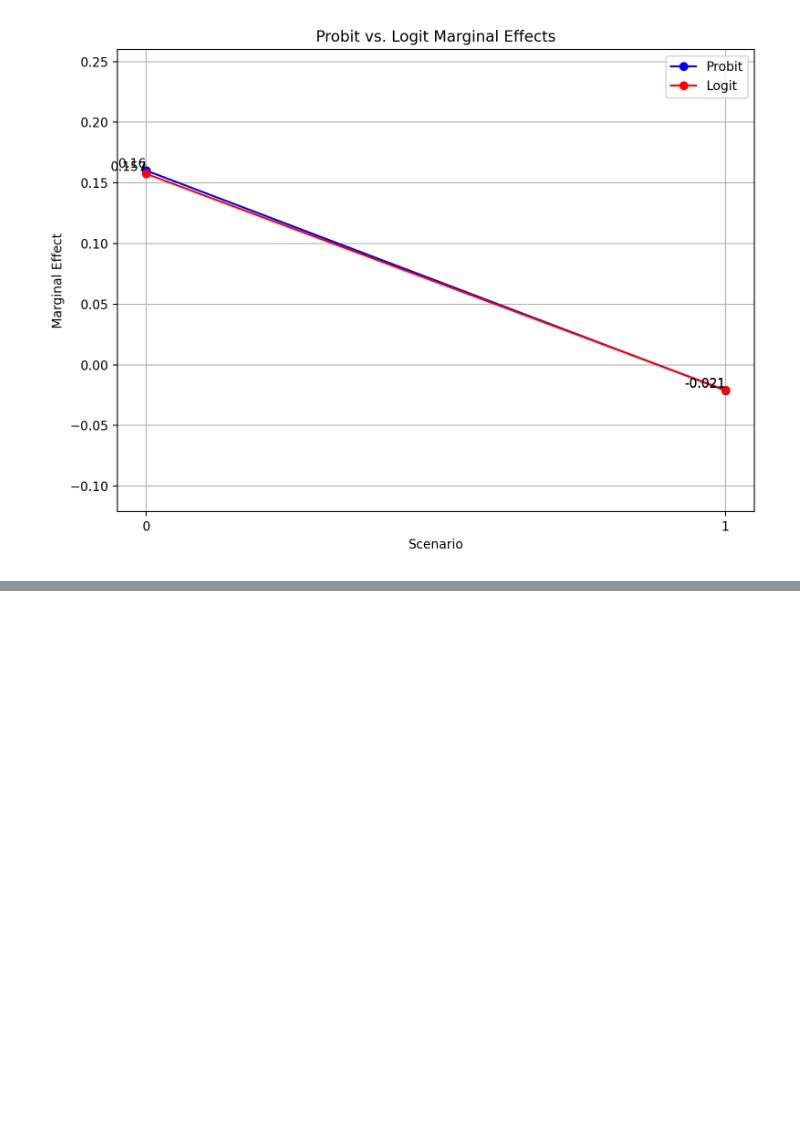
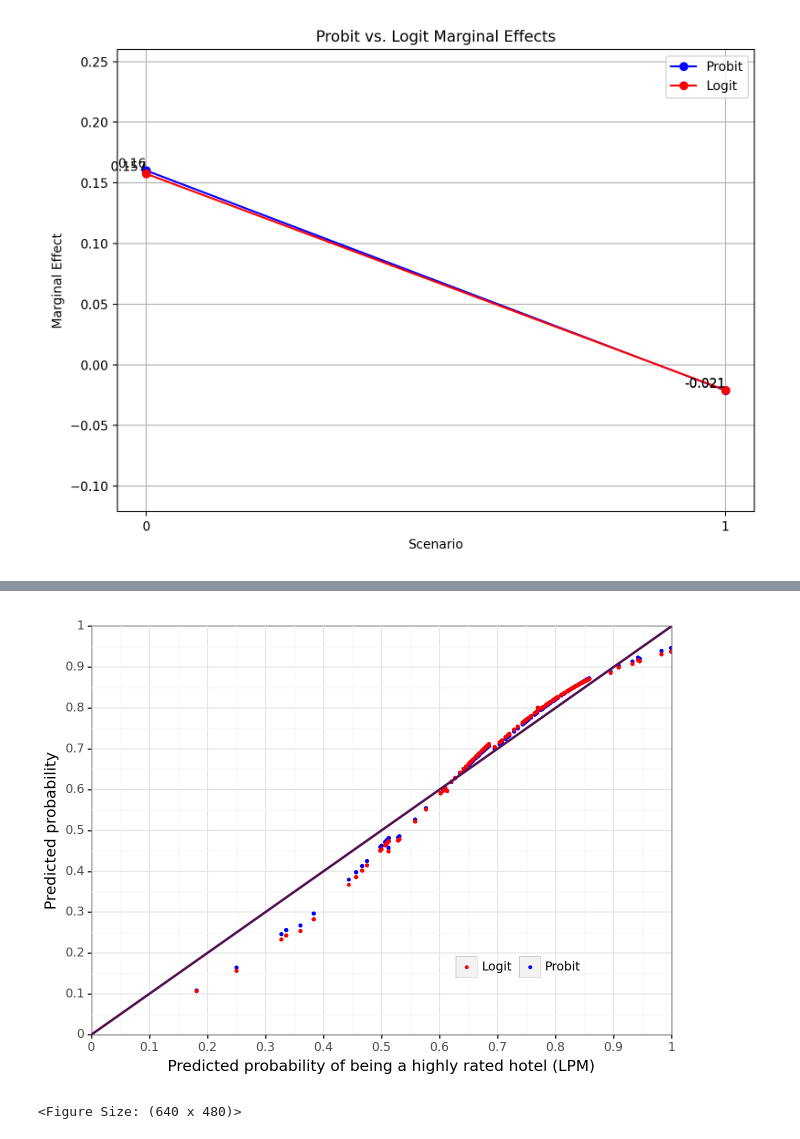
Before and after one commit to Alejandra-savagebriz/DA2, a Jupyter notebook: Assignment2_DA2.ipynb, the cells around one changed output, grey strips where cells are left out. Drawn from its saved outputs; the diff is of its cells as text; code cells hidden in the pictures; blank space fills up the shorter version.

Commit message:
Adding graph and table for comparing logit and probit

```diff
--- a/Assignment2_DA2.ipynb
+++ b/Assignment2_DA2.ipynb
@@ -1254,0 +1257,8 @@ plt.show()
+# %%
+df_plot = pd.melt(
+    hotels[["pred_lpm", "pred_logit", "pred_probit"]].rename(
+        columns={"pred_logit": "Logit", "pred_probit": "Probit"}
+    ),
+    value_vars=["Logit", "Probit"],
+    id_vars=["pred_lpm"],
+).sort_values(by=["variable"], ascending=False)
@@ -1254,0 +1274,24 @@ plt.show()
+# %%
+g5 = (
+    ggplot(df_plot, aes(x="pred_lpm", y="value", color="variable"))
+    + geom_point(size=0.6)
+    + geom_abline(color=color[2], intercept=0, slope=1, size=1)
+    + labs(
+        x="Predicted probability of being a highly rated hotel (LPM)", y="Predicted probability"
+    )
+    + scale_y_continuous(expand=[0.00, 0.0], limits=[0, 1], breaks=seq(0, 1.1, 0.1))
+    + scale_x_continuous(expand=[0.00, 0.0], limits=[0, 1], breaks=seq(0, 1.1, 0.1))
+    + scale_color_manual(values=['red', 'blue'])
+    #+ scale_color_manual(values=[color[0], color[1]])
+    + theme_bw()
+    + theme(
+        legend_title=element_blank(),
+        legend_direction="horizontal",
+        legend_position=(0.75, 0.25),
+        legend_background=element_blank(),
+    )
+)
+g5
+# %% [output]
+[figure, added]
+<Figure Size: (640 x 480)>
```
Also changed, not shown: parts of 3 cells of this notebook.
